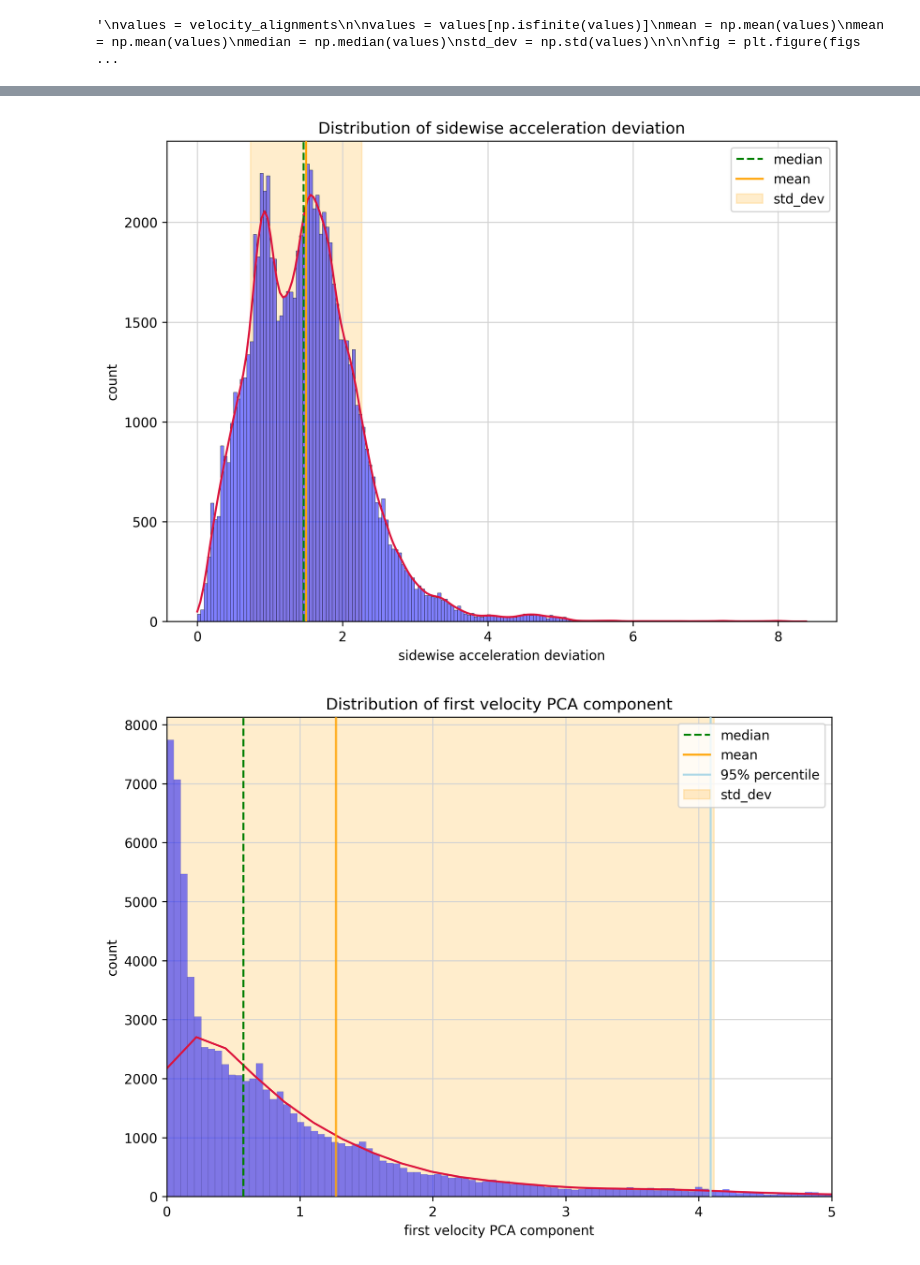
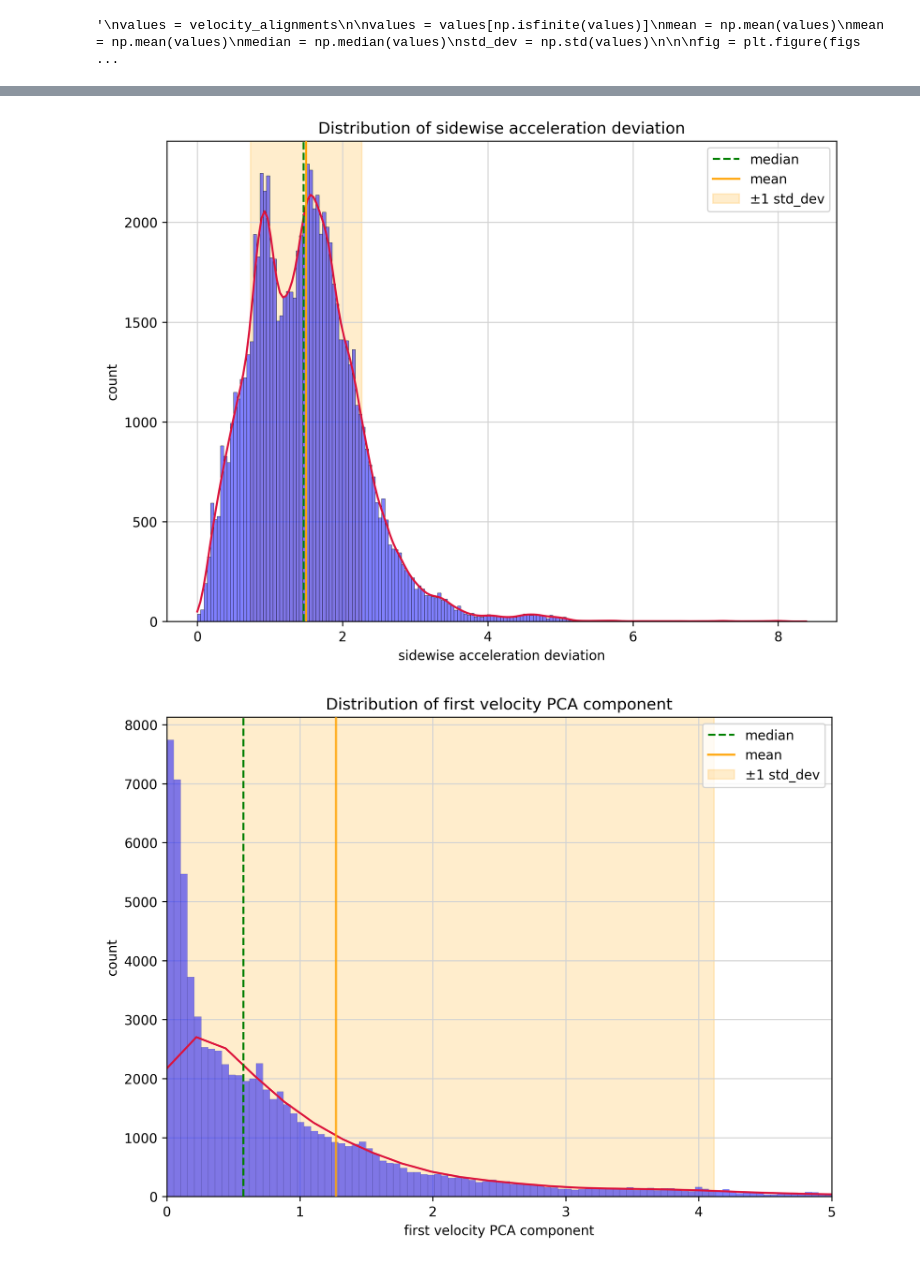
Before and after one commit to louisvonleitner/geese-orderedness, a Jupyter notebook: order_data.ipynb, the cells around one changed output, grey strips where cells are left out. Drawn from its saved outputs; the diff is of its cells as text; code cells hidden in the pictures.

```diff
--- a/order_data.ipynb
+++ b/order_data.ipynb
@@ -195,7 +195,7 @@ plt.grid(color="lightgrey", zorder=0)
 
 ax.axvline(median, color='green', label='median', linestyle='--', zorder=3)
 ax.axvline(mean, color='orange', label='mean', linestyle='-', zorder=3)
-ax.axvspan(mean - std_dev, mean + std_dev, color='orange', alpha=0.2, zorder=1, label='std_dev')
+ax.axvspan(mean - std_dev, mean + std_dev, color='orange', alpha=0.2, zorder=1, label='±1 std_dev')
 
 
 # figure prettiness
@@ -208,7 +208,7 @@ plt.tight_layout()
 
 plt.show()
 # %% [output]
-[figure, old version]
+[figure, new version]
 # %%
 values = metric_arrays['first_pca_component']
 
@@ -218,36 +218,36 @@ mean = np.mean(values)
 median = np.median(values)
 std_dev = np.std(values)
 percentile = np.percentile(values, 95)
 
 
 fig = plt.figure(figsize=(8, 6), dpi=300)
 
 ax = sns.histplot(values, color="blue", kde=True, zorder=2)
 
 
 for line in ax.lines:
     line.set_color('crimson')
 
 plt.grid(color="lightgrey", zorder=0)
 
 ax.axvline(median, color='green', label='median', linestyle='--', zorder=3)
 ax.axvline(mean, color='orange', label='mean', linestyle='-', zorder=3)
-ax.axvline(percentile, color='lightblue', label='95% percentile', linestyle='-', zorder=3)
-ax.axvspan(mean - std_dev, mean + std_dev, color='orange', alpha=0.2, zorder=1, label='std_dev')
+# ax.axvline(percentile, color='lightblue', label='95% percentile', linestyle='-', zorder=3)
+ax.axvspan(mean - std_dev, mean + std_dev, color='orange', alpha=0.2, zorder=1, label='±1 std_dev')
 ax.set_xlim(0, 5)
 
 
 # figure prettiness
 plt.title('Distribution of first velocity PCA component')
 plt.xlabel('first velocity PCA component')
 plt.ylabel('count')
 plt.legend(loc='upper right')
 
 plt.tight_layout()
 
 plt.show()
 # %% [output]
-[figure, old version]
+[figure, new version]
 # %%
 values = metric_arrays['second_pca_component']
 
```
Also changed, not shown: parts of 9 cells of this notebook, 1 other file.
